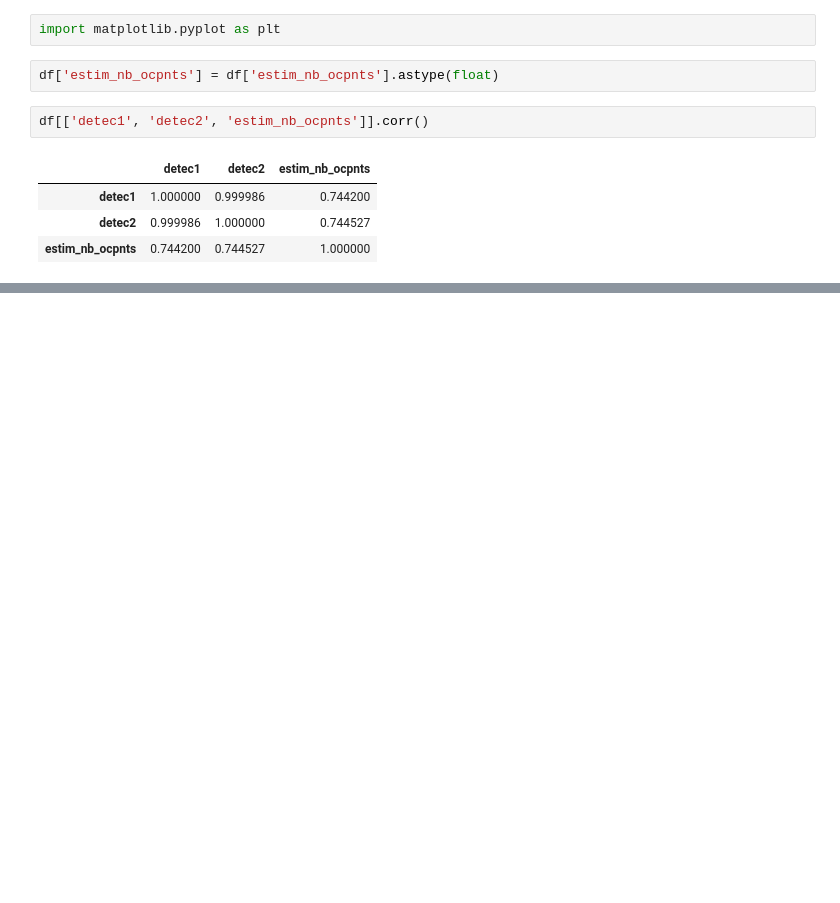
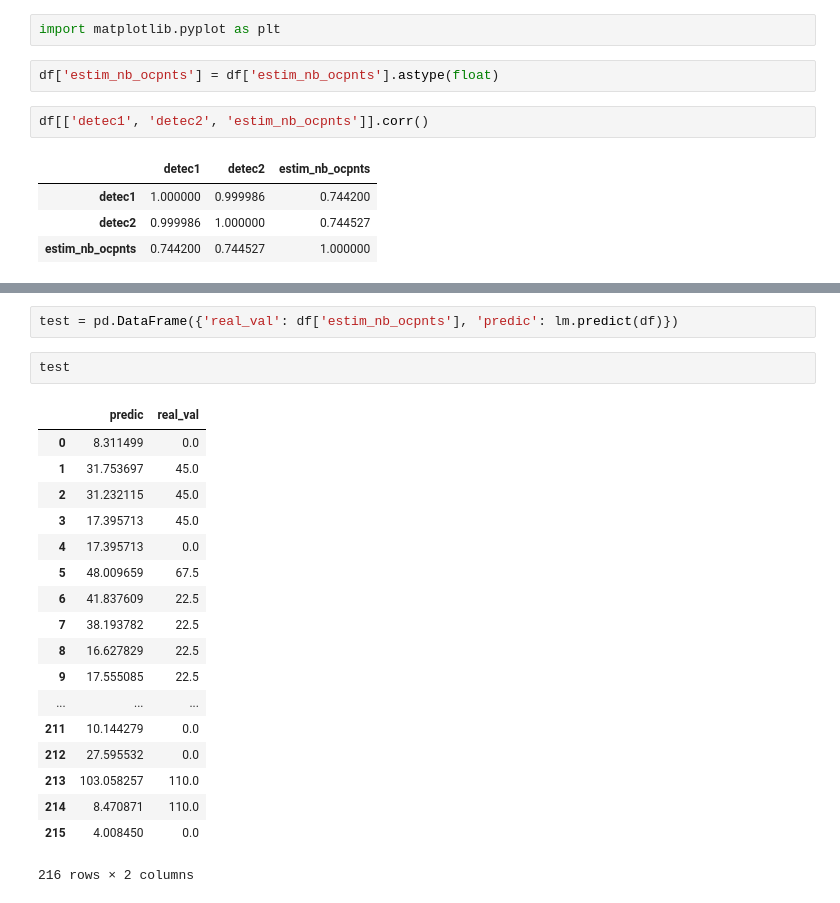
Before and after one commit to PaulineLc/OpenDoorData, a Jupyter notebook: application/data_analytics_ipynb/Data analytics notebook.ipynb, the cells around one changed output, grey strips where cells are left out. Cells and saved outputs as stored; diff of their text form; blank space fills up the shorter version.

```diff
--- a/application/data_analytics_ipynb/Data analytics notebook.ipynb
+++ b/application/data_analytics_ipynb/Data analytics notebook.ipynb
@@ -318,0 +419,23 @@ df[['detec1', 'detec2', 'estim_nb_ocpnts']].corr()
+# %%
+test = pd.DataFrame({'real_val': df['estim_nb_ocpnts'], 'predic': lm.predict(df)})
+# %%
+test
+# %% [output]
+|  | predic | real_val |
+| 0 | 8.311499 | 0.0 |
+| 1 | 31.753697 | 45.0 |
+| 2 | 31.232115 | 45.0 |
+| 3 | 17.395713 | 45.0 |
+| 4 | 17.395713 | 0.0 |
+| 5 | 48.009659 | 67.5 |
+| 6 | 41.837609 | 22.5 |
+| 7 | 38.193782 | 22.5 |
+| 8 | 16.627829 | 22.5 |
+| 9 | 17.555085 | 22.5 |
+| ... | ... | ... |
+| 211 | 10.144279 | 0.0 |
+| 212 | 27.595532 | 0.0 |
+| 213 | 103.058257 | 110.0 |
+| 214 | 8.470871 | 110.0 |
+| 215 | 4.008450 | 0.0 |
+216 rows × 2 columns
```
Also changed, not shown: parts of 19 cells of this notebook.
